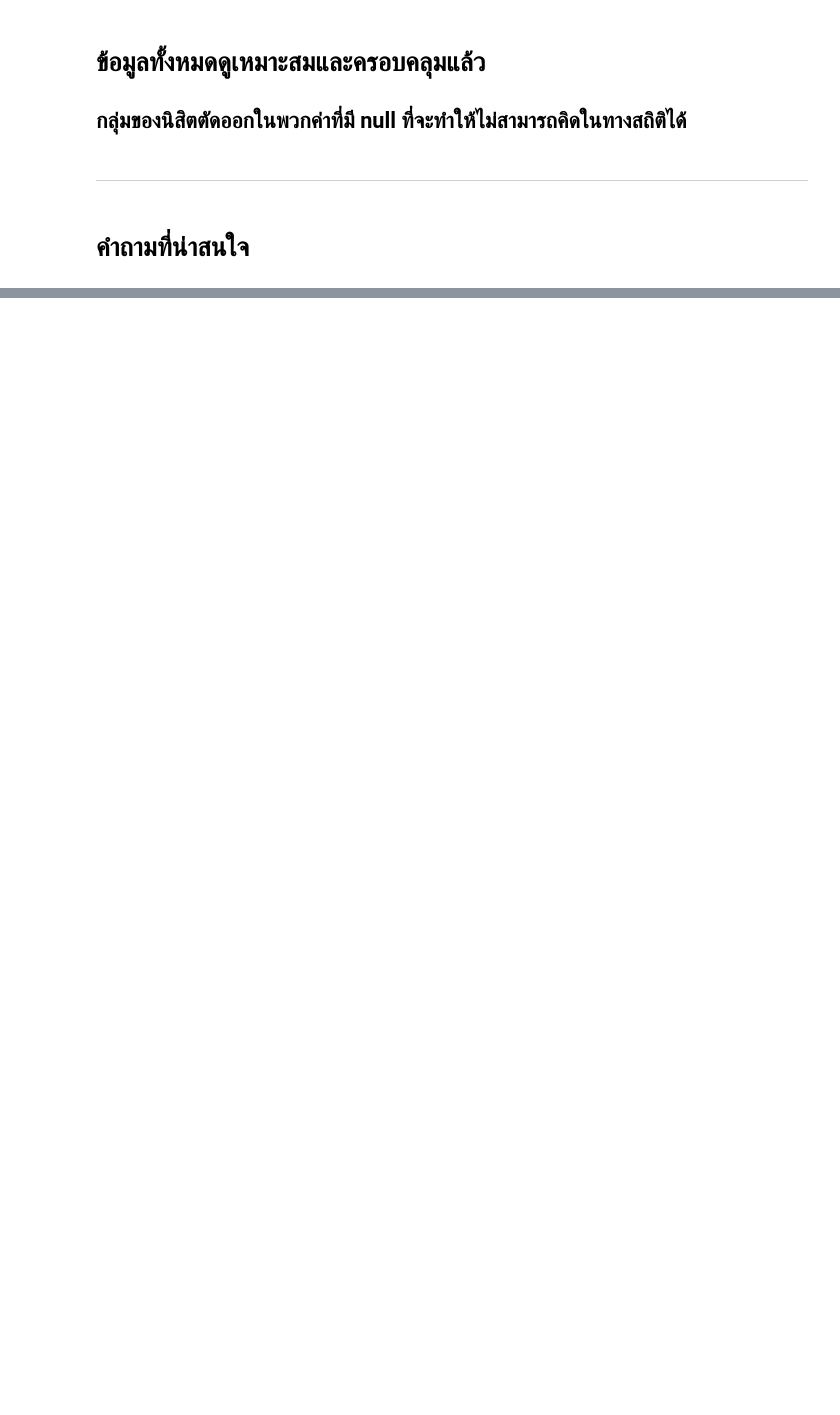
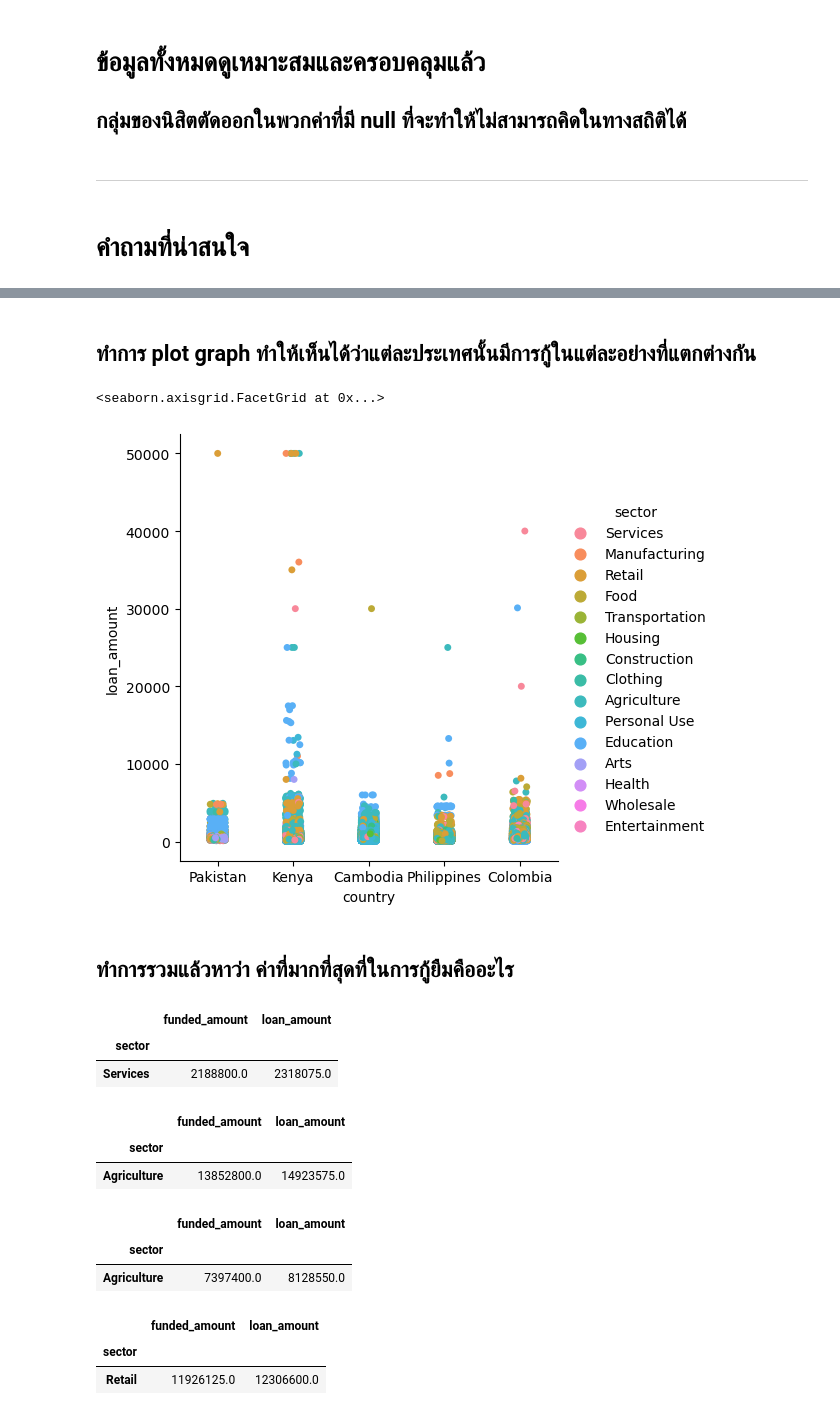
Before and after one commit to kornavit/project-data-sci-kavi, a Jupyter notebook: main.ipynb, the cells around one changed output, grey strips where cells are left out. Cells and saved outputs as stored; diff of their text form; code cells hidden in the pictures; blank space fills up the shorter version.

```diff
--- a/main.ipynb
+++ b/main.ipynb
@@ -177,0 +165,2 @@ start up ดูจาก เงินทุนที่ขอกู้
+# %%
+df = df.drop(columns='count')
@@ -177,0 +169,6 @@ start up ดูจาก เงินทุนที่ขอกู้
+# %%
+df = df[(df.country == 'Philippines') |
+   (df.country == 'Kenya') |
+   (df.country == 'Cambodia') |
+   (df.country == 'Pakistan') |
+   (df.country == 'Colombia')]
@@ -177,0 +191,9 @@ start up ดูจาก เงินทุนที่ขอกู้
+# %% [markdown]
+## ทำการ plot graph ทำให้เห็นได้ว่าแต่ละประเทศนั้นมีการกู้ในแต่ละอย่างที่แตกต่างกัน
+# %%
+sns.catplot(data = df, x = 'country', y = 'loan_amount',hue='sector')
+# %% [output]
+<seaborn.axisgrid.FacetGrid at 0x...>
+[figure, added]
+# %% [markdown]
+## ทำการรวมแล้วหาว่า ค่าที่มากที่สุดที่ในการกู้ยืมคืออะไร
@@ -177,0 +202,24 @@ start up ดูจาก เงินทุนที่ขอกู้
+# %%
+df.loc['Pakistan'].sort_values('loan_amount',ascending = False).head(1)
+# %% [output]
+|  | funded_amount | loan_amount |
+| sector |  |  |
+| Services | 2188800.0 | 2318075.0 |
+# %%
+df.loc['Kenya'].sort_values('loan_amount',ascending = False).head(1)
+# %% [output]
+|  | funded_amount | loan_amount |
+| sector |  |  |
+| Agriculture | 13852800.0 | 14923575.0 |
+# %%
+df.loc['Cambodia'].sort_values('loan_amount',ascending = False).head(1)
+# %% [output]
+|  | funded_amount | loan_amount |
+| sector |  |  |
+| Agriculture | 7397400.0 | 8128550.0 |
+# %%
+df.loc['Philippines'].sort_values('loan_amount',ascending = False).head(1)
+# %% [output]
+|  | funded_amount | loan_amount |
+| sector |  |  |
+| Retail | 11926125.0 | 12306600.0 |
```
Also changed, not shown: parts of 11 cells of this notebook.
